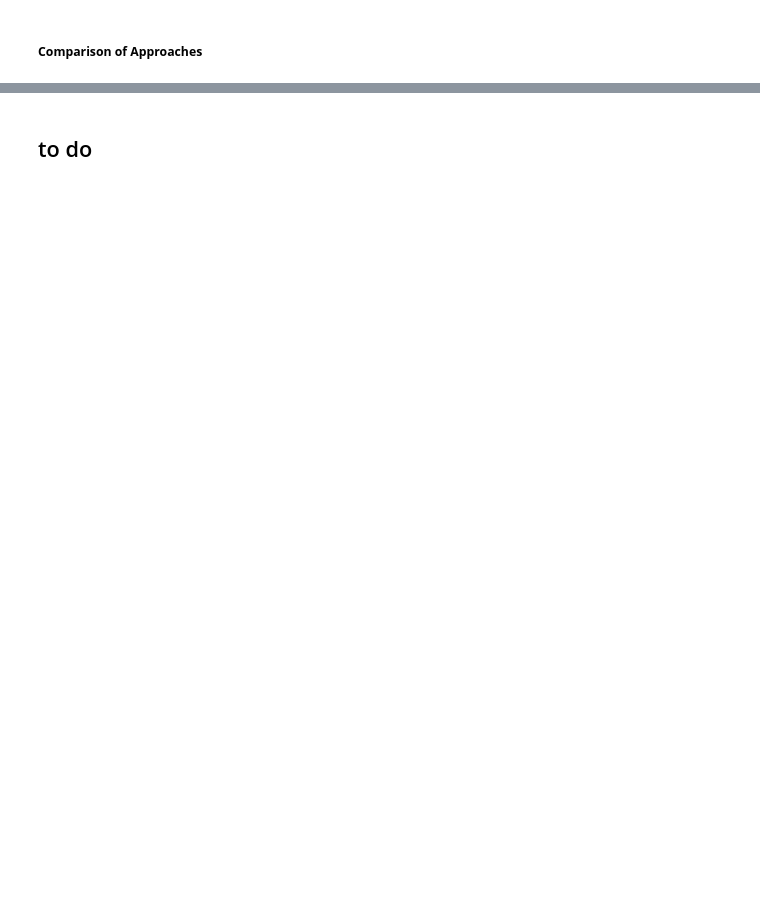
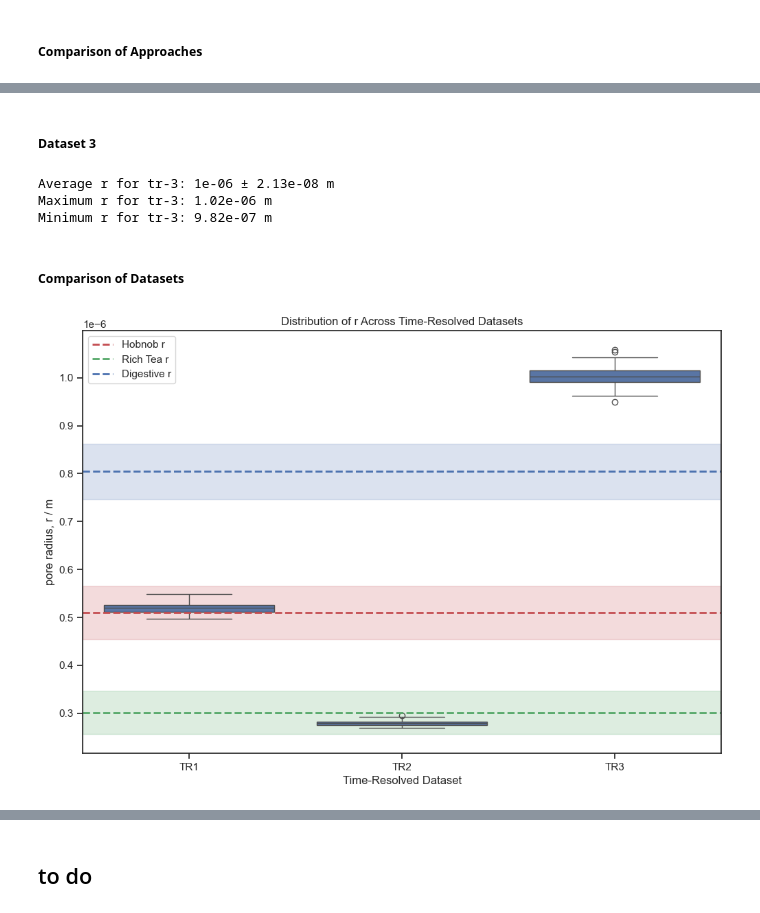
Before and after one commit to kgerrand/Code, a Jupyter notebook: data_analysis.ipynb, the cells around one changed output, grey strips where cells are left out. Saved outputs shown, nothing was run; the diff lists cells and outputs as text; code cells hidden in the pictures; blank space fills up the shorter version.

```diff
--- a/data_analysis.ipynb
+++ b/data_analysis.ipynb
@@ -352,0 +545,59 @@ To compare results, k-means clustering is explored.
+# %% [markdown]
+##### **Dataset 3**
+# %%
+tr3['gamma'] = 6.78e-2
+tr3['eta'] = 9.93e-4
+tr3['phi'] = 1.45
+
+tr3['r'] = (tr3['L']**2 * 2*tr3['eta'])/(tr3['gamma']*tr3['t']*np.cos(tr3['phi']))
+tr3['dr'] = tr3['r'] * np.sqrt((tr3['dL']/tr3['L'])**2)
+
+average_r3 = tr3['r'].mean()
+numerator_uncertainty = np.sqrt((tr3['dr']**2).sum())
+denominator_uncertainty = np.sqrt(len(tr3))
+d_average_r3 = numerator_uncertainty / denominator_uncertainty
+
+print(f'Average r for tr-3: {average_r3:.3g} ± {d_average_r3:.3g} m')
+
+max_r3 = average_r3 + d_average_r3
+min_r3 = average_r3 - d_average_r3
+
+print(f'Maximum r for tr-3: {max_r3:.3g} m')
+print(f'Minimum r for tr-3: {min_r3:.3g} m')
+# %% [output]
+Average r for tr-3: 1e-06 ± 2.13e-08 m
+Maximum r for tr-3: 1.02e-06 m
+Minimum r for tr-3: 9.82e-07 m
+# %% [markdown]
+##### **Comparison of Datasets**
+# %%
+# boxplot showing r distribution across time-resolved trials, adding the previously determined pore radius values
+tr1['tr'] = 'tr-1'
+tr2['tr'] = 'tr-2'
+tr3['tr'] = 'tr-3'
+
+tr = pd.concat([tr1, tr2, tr3])
+
+fig, ax = plt.subplots(figsize=(12, 8))
+sns.set_theme(style='ticks', font='Arial')
+
+sns.boxplot(x='tr', y='r', data=tr)
+ax.axhline(hobnob_r, color='r', linestyle='--', label='Hobnob r', linewidth=2)
+ax.axhspan(hobnob_r - hobnob_r_std, hobnob_r + hobnob_r_std, color='r', alpha=0.2)
+
+ax.axhline(rich_tea_r, color='g', linestyle='--', label='Rich Tea r', linewidth=2)
+ax.axhspan(rich_tea_r - rich_tea_r_std, rich_tea_r + rich_tea_r_std, color='g', alpha=0.2)
+
+ax.axhline(digestive_r, color='b', linestyle='--', label='Digestive r', linewidth=2)
+ax.axhspan(digestive_r - digestive_r_std, digestive_r + digestive_r_std, color='b', alpha=0.2)
+
+ax.set_xlabel('Time-Resolved Dataset')
+ax.set_xticks([0, 1, 2])
+ax.set_xticklabels(['TR1', 'TR2', 'TR3'])
+ax.set_ylabel('pore radius, r / m')
+ax.set_title('Distribution of r Across Time-Resolved Datasets')
+
+ax.legend()
+plt.show()
+# %% [output]
+[figure, added]
```
Also changed, not shown: parts of 32 cells of this notebook.
